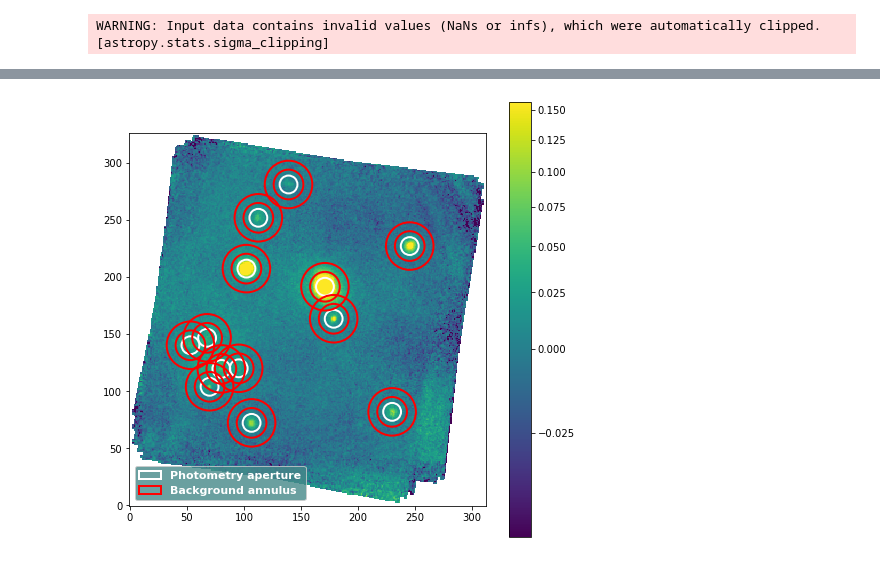
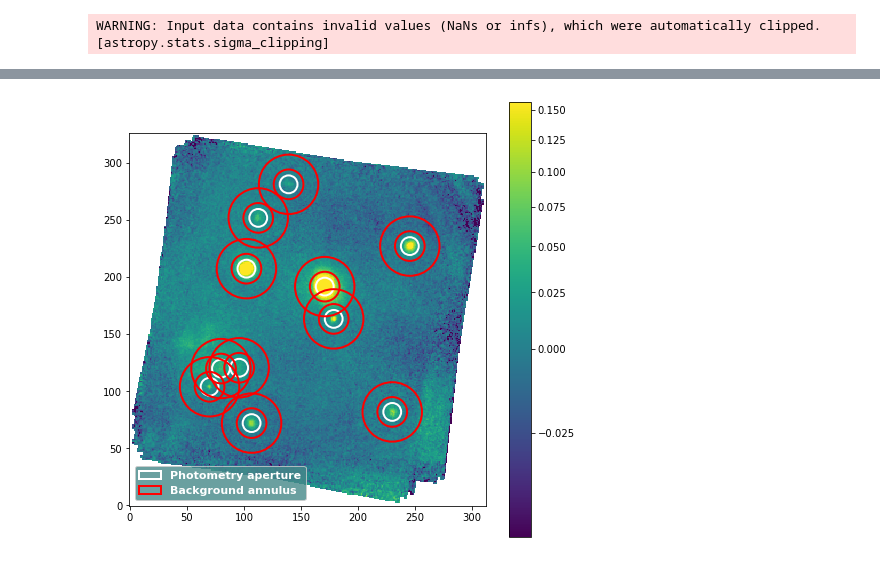
Before and after one commit to mjhankins/SFGCphotcode, a Jupyter notebook: Field3_25um_SourceCatalog.ipynb, the cells around one changed output, grey strips where cells are left out. Drawn from its saved outputs; the diff is of its cells as text; code cells hidden in the pictures.

Commit message:
Changed to LgSm Annuli for background phot estimation

```diff
--- a/Field3_25um_SourceCatalog.ipynb
+++ b/Field3_25um_SourceCatalog.ipynb
@@ -97,7 +97,7 @@ plt.show()
 # %%
 #create background model for image using median method
 bkg_estimator = MedianBackground()
-bkg_data = Background2D(data,(20, 20), filter_size=(3, 3),bkg_estimator=bkg_estimator,edge_method='pad') #smaller box?, 20x20, 25x25?
+bkg_data = Background2D(data,(16, 16), filter_size=(3, 3),bkg_estimator=bkg_estimator,edge_method='pad') #smaller box?, 20x20, 25x25?
 bkg_rms=bkg_data.background_rms
 bkg=bkg_data.background
 
@@ -378,30 +370,31 @@ QTable length=13
 # %%
 #now try photometry with local background subtraction
 aperture2 =SkyCircularAperture(sourcecoords, r=6*u.arcsec) #define aperture
-annulus_aperture = SkyCircularAnnulus(sourcecoords, r_in=10*u.arcsec, r_out=16*u.arcsec) #define annulus
+annulus_aperture_in = SkyCircularAnnulus(sourcecoords, r_in=6*u.arcsec, r_out=12*u.arcsec) #define annulus small
+annulus_aperture_out = SkyCircularAnnulus(sourcecoords, r_in=10*u.arcsec, r_out=20*u.arcsec) #define annulus large
 
 #convert to pixel coords for plotting
 pix_aperture = aperture2.to_pixel(wcsmap)
-pix_annulus_aperture = annulus_aperture.to_pixel(wcsmap)
-
+pix_annulus_ap_in = annulus_aperture_in.to_pixel(wcsmap)
+pix_annulus_ap_out = annulus_aperture_out.to_pixel(wcsmap)
 
 #show figure with apertures overlayed
 plt.figure(figsize=(8,8))
 norm = simple_norm(data, 'sqrt', percent=99)
 plt.imshow(data, norm=norm, interpolation='nearest',origin='lower')
 plt.colorbar()
 #plt.xlim(40, 140)
 #plt.ylim(50, 125)
 
 ap_patches = pix_aperture.plot(color='white', lw=2,
                            label='Photometry aperture')
-ann_patches = pix_annulus_aperture.plot(color='red', lw=2,
+ann_patches = pix_annulus_ap_out.plot(color='red', lw=2,
                                     label='Background annulus')
 handles = (ap_patches[0], ann_patches[0])
 plt.legend(loc='best', facecolor='#458989', labelcolor='white',
            handles=handles, prop={'weight': 'bold', 'size': 11})
 plt.show()
 # %% [output]
-[figure, old version]
+[figure, new version]
 # %%
 #now lets do robust statistics on the background annuli
```
Also changed, not shown: parts of 17 cells of this notebook, 3 other files.
